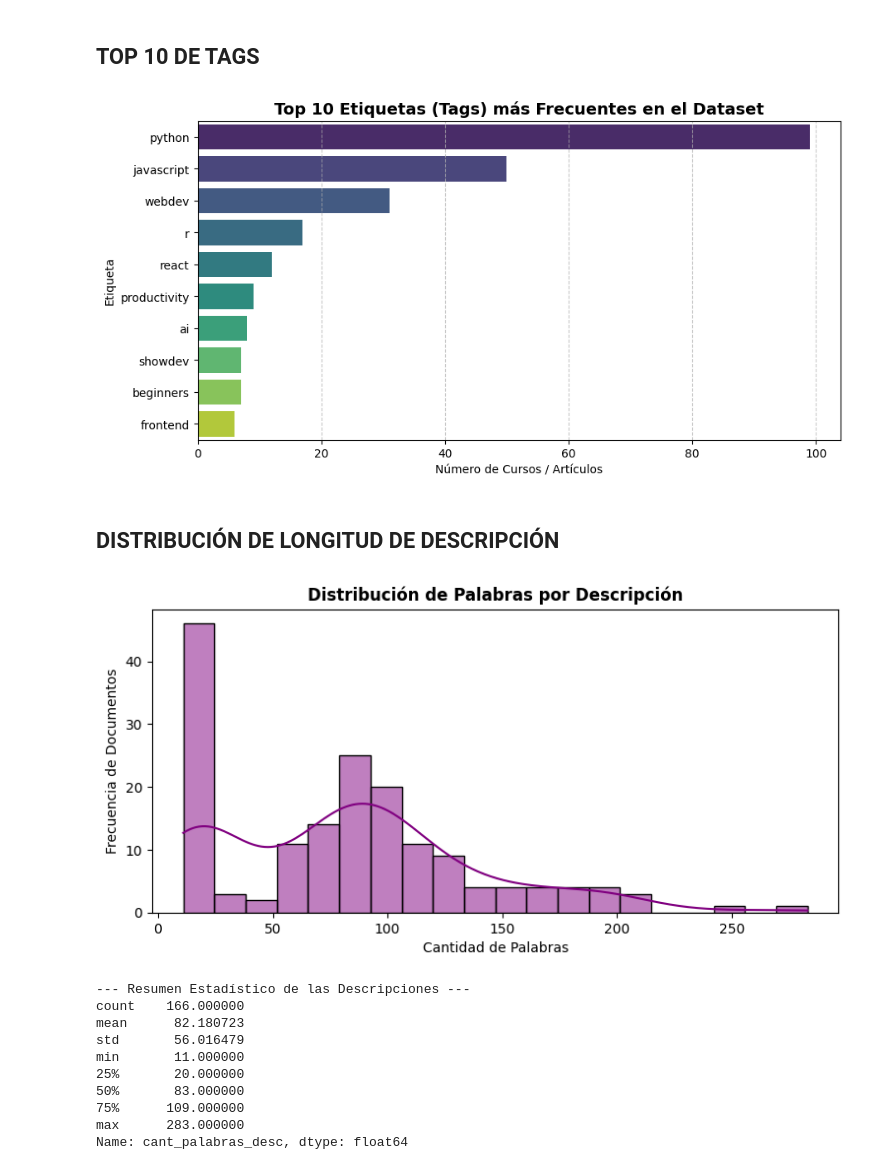
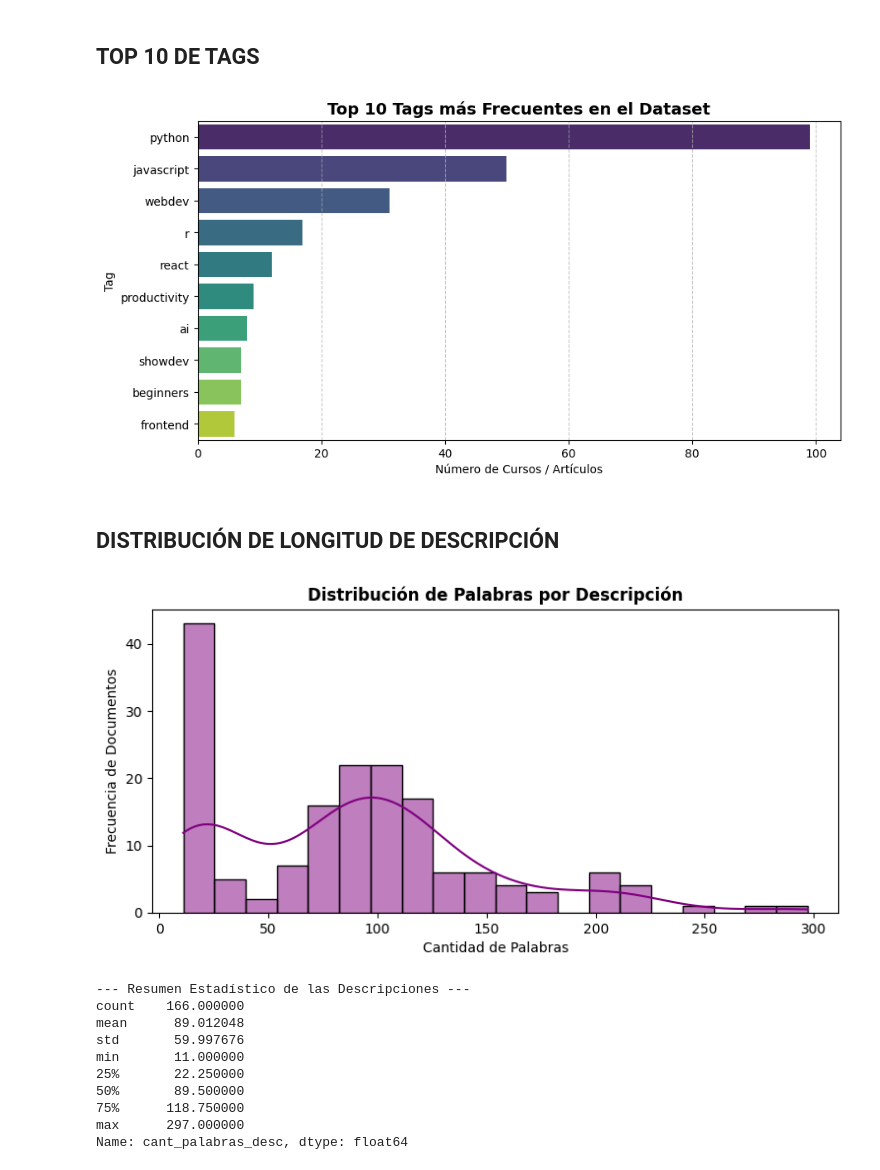
Before and after one commit to No-Country-simulation/g9-br-team-34-techmind, a Jupyter notebook: data-science/notebooks/eda_dataset.ipynb, the cells around one changed output. Drawn from its saved outputs; the diff is of its cells as text; code cells hidden in the pictures.

Commit message:
dataset y eda ESP

```diff
--- a/data-science/notebooks/eda_dataset.ipynb
+++ b/data-science/notebooks/eda_dataset.ipynb
@@ -49,40 +60,40 @@ sns.barplot(
     palette='viridis',
     legend=False
 )
-plt.title('Top 10 Etiquetas (Tags) más Frecuentes en el Dataset', fontsize=14, fontweight='bold')
+plt.title('Top 10 Tags más Frecuentes en el Dataset', fontsize=14, fontweight='bold')
 plt.xlabel('Número de Cursos / Artículos')
-plt.ylabel('Etiqueta')
+plt.ylabel('Tag')
 plt.grid(axis='x', linestyle='--', alpha=0.7)
 plt.show()
 # %% [output]
-[figure, old version]
+[figure, new version]
 # %% [markdown]
 ## DISTRIBUCIÓN DE LONGITUD DE DESCRIPCIÓN
 # %%
-df['cant_palabras_desc'] = df['description'].fillna('').apply(lambda x: len(str(x).split()))
+df['cant_palabras_desc'] = df['descripcion'].fillna('').apply(lambda x: len(str(x).split()))
 
 plt.figure(figsize=(9, 4))
 sns.histplot(df['cant_palabras_desc'], bins=20, kde=True, color='purple')
 plt.title('Distribución de Palabras por Descripción', fontsize=12, fontweight='bold')
 plt.xlabel('Cantidad de Palabras')
 plt.ylabel('Frecuencia de Documentos')
 plt.show()
 
 print("\n--- Resumen Estadístico de las Descripciones ---")
 print(df['cant_palabras_desc'].describe())
 
 plt.show()
 # %% [output]
-[figure, old version]
+[figure, new version]
 --- Resumen Estadístico de las Descripciones ---
 count    166.000000
-mean      82.180723
-std       56.016479
+mean      89.012048
+std       59.997676
 min       11.000000
-25%       20.000000
-50%       83.000000
-75%      109.000000
-max      283.000000
+25%       22.250000
+50%       89.500000
+75%      118.750000
+max      297.000000
 Name: cant_palabras_desc, dtype: float64
 # %% [markdown]
 ### Interpretación del gráfico
```
Also changed, not shown: parts of 3 cells of this notebook, 3 other files.
